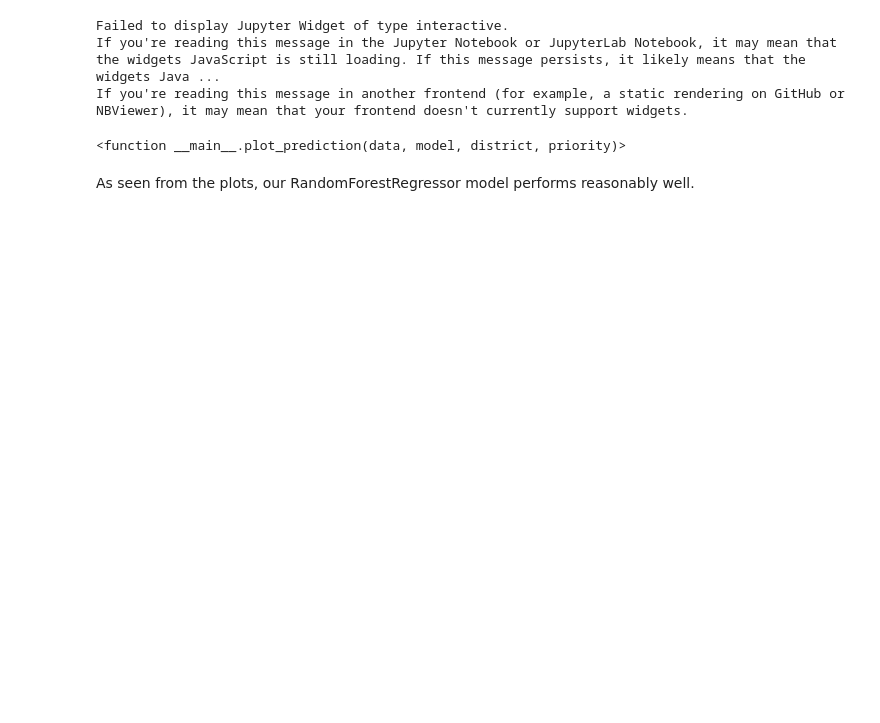
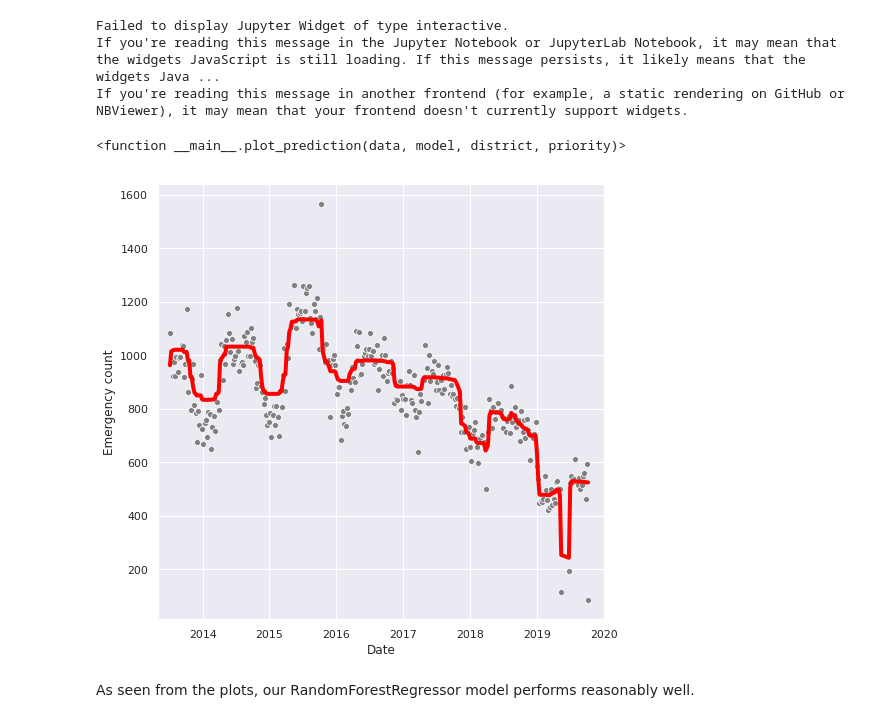
Before and after one commit to romirmoza/Better911, a Jupyter notebook: model_training.ipynb, the cells around one changed output. Saved outputs shown, nothing was run; the diff lists cells and outputs as text; code cells hidden in the pictures; blank space fills up the shorter version.

Commit message:
added static seaborn plot to notebook

```diff
--- a/model_training.ipynb
+++ b/model_training.ipynb
@@ -281,5 +282,21 @@ Failed to display Jupyter Widget of type interactive.
 If you're reading this message in the Jupyter Notebook or JupyterLab Notebook, it may mean that the widgets JavaScript is still loading. If this message persists, it likely means that the widgets Java ...
 If you're reading this message in another frontend (for example, a static rendering on GitHub or NBViewer), it may mean that your frontend doesn't currently support widgets.
 <function __main__.plot_prediction(data, model, district, priority)>
+# %%
+def plot_prediction_static(data, model, district, priority):
+    d = data[data.Priority == priority]
+    d = d[d.PoliceDistrict == district]
+    d['Count_Predict'] = model.predict(d)
+    d = d.sort_values(by=['CallDateTime'])
+    ax = sns.scatterplot(x='CallDateTime', y='Count', data=d, color='grey')
+    ax = sns.lineplot(x='CallDateTime', y='Count_Predict', size=1, sizes=(4,4), data=d, color='red')
+    ax.set(xlabel='Date', ylabel='Emergency count')
+    ax.set(xlim=('05/2013', '2020'))
+    ax.legend().remove()
+# %%
+sns.set(rc={'figure.figsize':(8, 8)})
+plot_prediction_static(data, model, 'Northern', 'Medium')
+# %% [output]
+[figure, added]
 # %% [markdown]
 As seen from the plots, our RandomForestRegressor model performs reasonably well.
```
Also changed, not shown: parts of 2 cells of this notebook.
